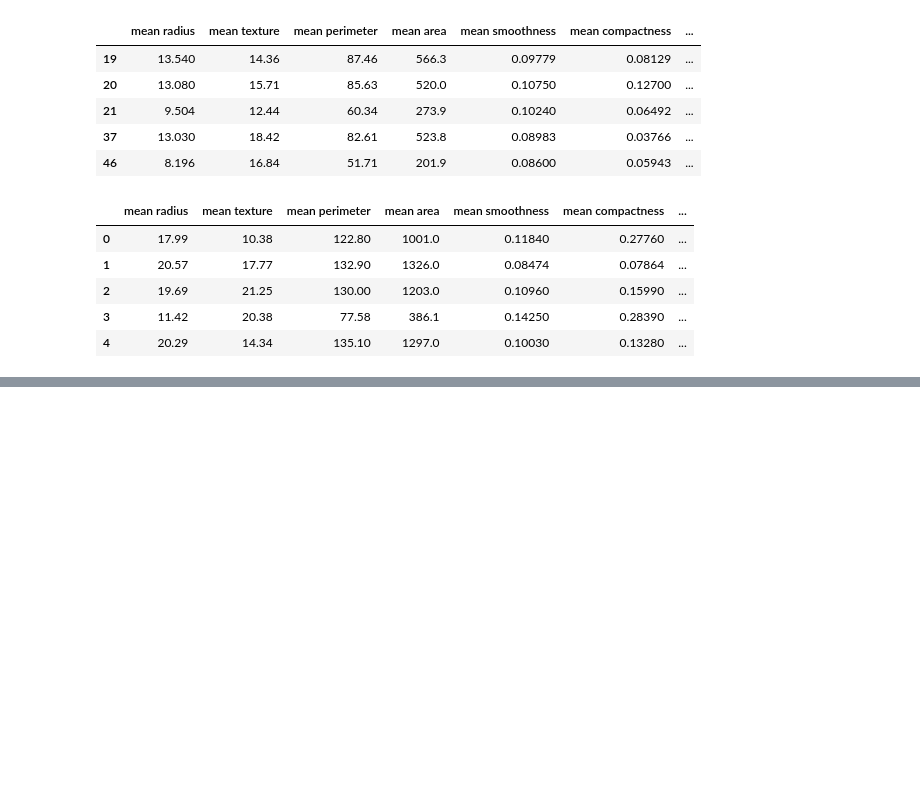
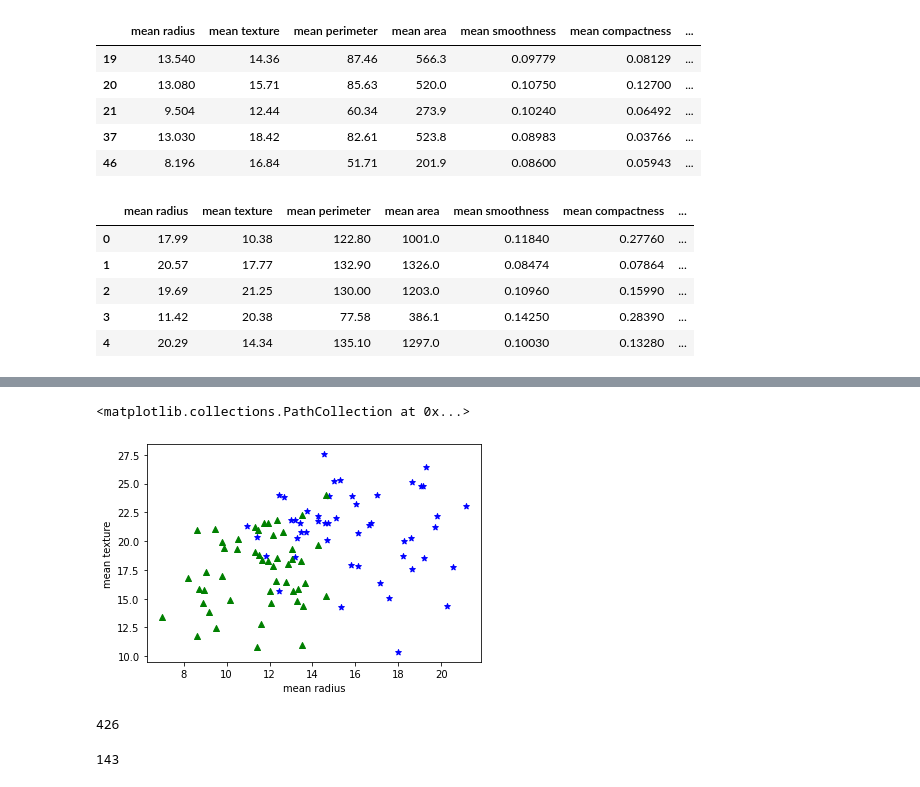
Before and after one commit to ShrutiPandey27/machine_learning_practice, a Jupyter notebook: support_vector.ipynb, the cells around one changed output, grey strips where cells are left out. Cells and saved outputs as stored; diff of their text form; code cells hidden in the pictures; blank space fills up the shorter version.

```diff
--- a/support_vector.ipynb
+++ b/support_vector.ipynb
@@ -108,0 +120,14 @@ df.head()
+# %%
+#to plot some 50 random points on graph
+df0=df[df.target==0].head(50)
+df2=df[df.target==1].head(50)
+# %%
+import matplotlib.pyplot as plt
+
+plt.xlabel('mean radius')
+plt.ylabel('mean texture')
+plt.scatter(df0['mean radius'],df0['mean texture'],color='blue',marker='*')
+plt.scatter(df2['mean radius'],df2['mean texture'],color='green',marker='^')
+# %% [output]
+<matplotlib.collections.PathCollection at 0x...>
+[figure, added]
@@ -108,0 +142,8 @@ df.head()
+# %%
+len(X_train)
+# %% [output]
+426
+# %%
+len(X_test)
+# %% [output]
+143
```
Also changed, not shown: parts of 20 cells of this notebook.
